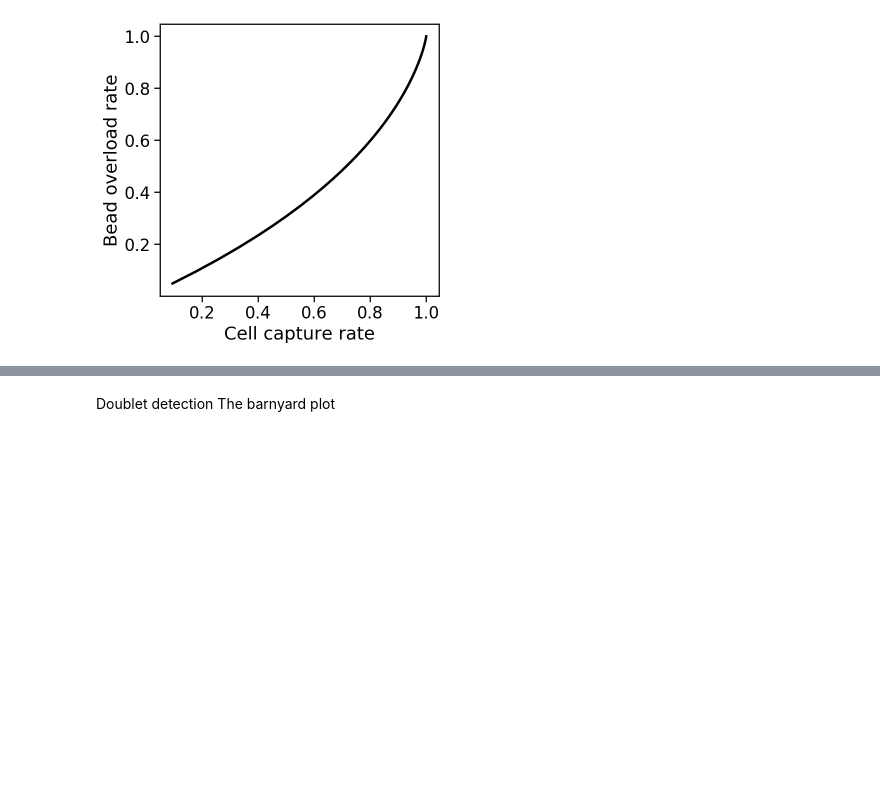
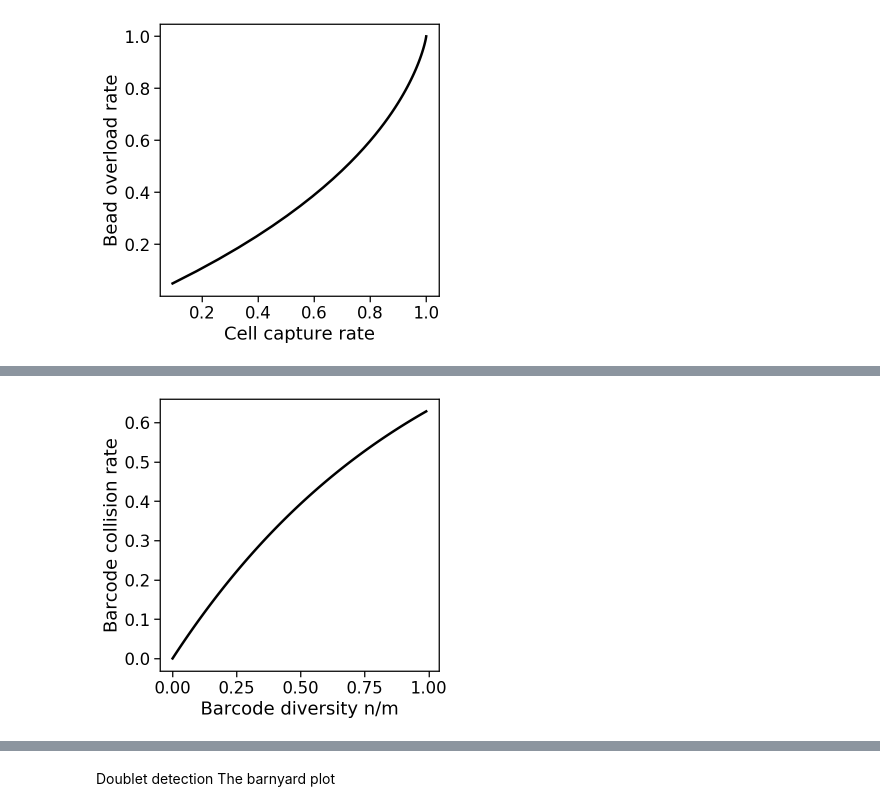
Before and after one commit to pachterlab/kallistobustools, a Jupyter notebook: notebooks/Introduction_single_cell_RNA_seq.ipynb, the cells around one changed output, grey strips where cells are left out. Saved outputs shown, nothing was run; the diff lists cells and outputs as text; code cells hidden in the pictures; blank space fills up the shorter version.

```diff
--- a/notebooks/Introduction_single_cell_RNA_seq.ipynb
+++ b/notebooks/Introduction_single_cell_RNA_seq.ipynb
@@ -330,0 +338,15 @@ HTML('<iframe width="560" height="315" src="https://www.youtube.com/embed/2q1Lt9
+# %%
+fig, ax = plt.subplots(figsize=(5,5))
+
+bc = np.arange(0, 1, 0.01)
+
+x = bc
+y = 1 - np.exp(-bc)
+
+ax.plot(x, y, color='k')
+ax.set_xlabel("Barcode diversity n/m")
+ax.set_ylabel("Barcode collision rate")
+
+plt.show()
+# %% [output]
+[figure, added]
```
Also changed, not shown: parts of 11 cells of this notebook.
